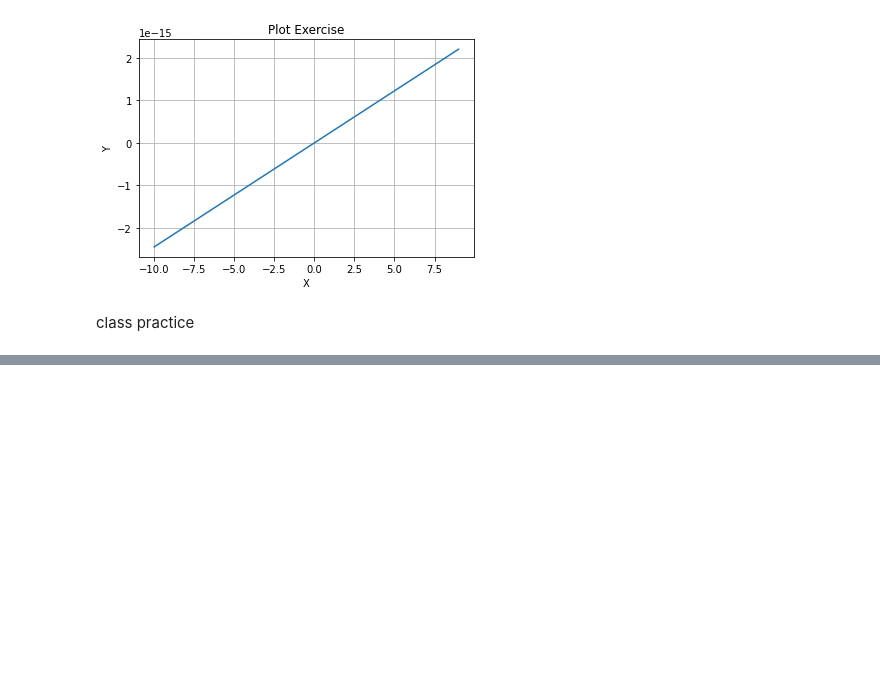
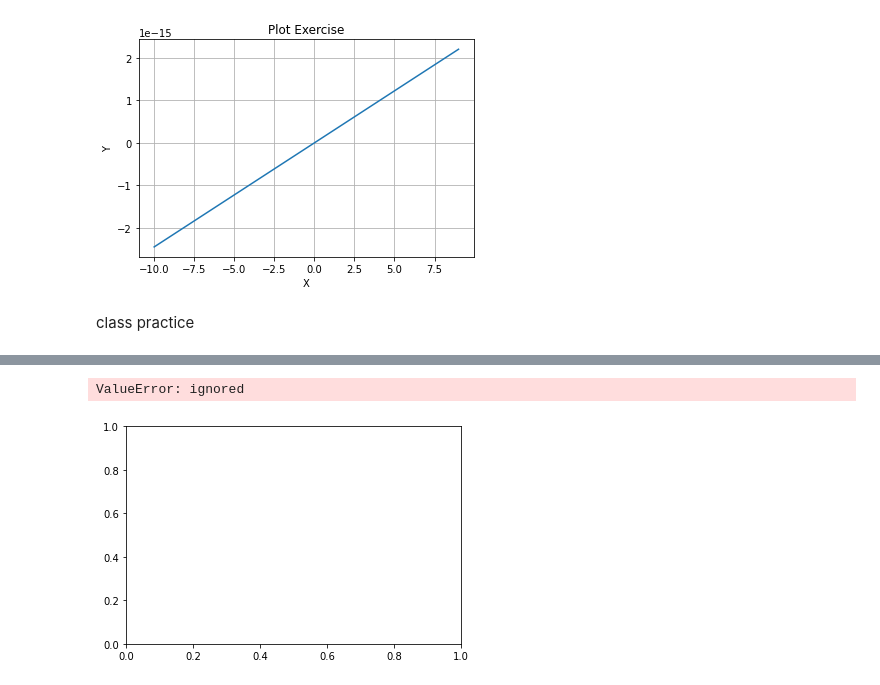
Before and after one commit to lexiwellen/Data-Science, a Jupyter notebook: Wellen_Lab_1.ipynb, the cells around one changed output, grey strips where cells are left out. Drawn from its saved outputs; the diff is of its cells as text; code cells hidden in the pictures; blank space fills up the shorter version.

```diff
--- a/Wellen_Lab_1.ipynb
+++ b/Wellen_Lab_1.ipynb
@@ -388,0 +436,5 @@ class practice
+# %%
+plt.plot(x,y)
+# %% [output]
+ValueError: ignored
+[figure, added]
```
Also changed, not shown: parts of 10 cells of this notebook.
